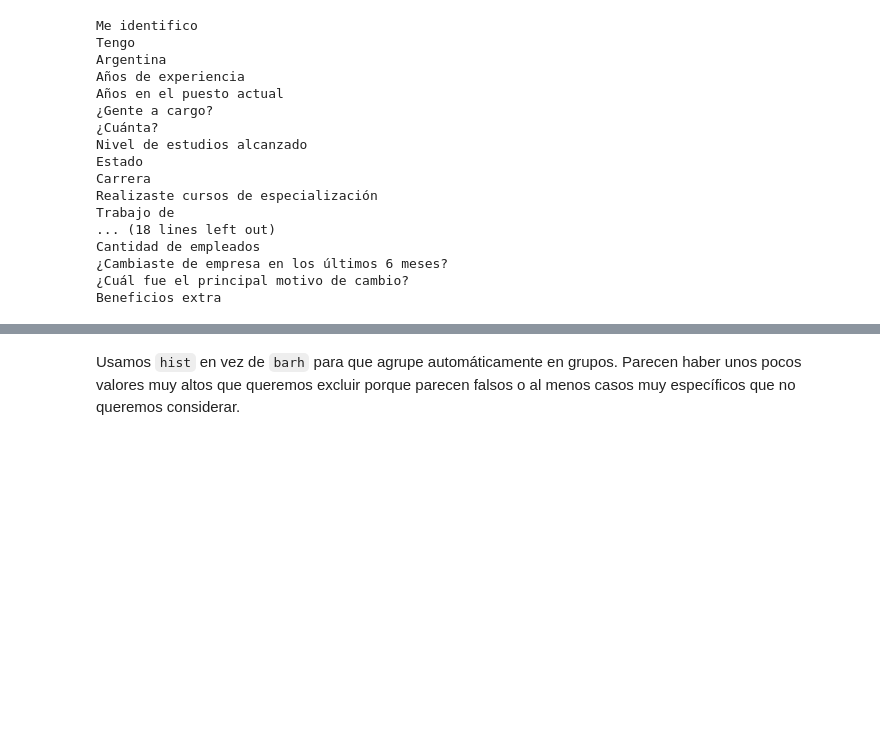
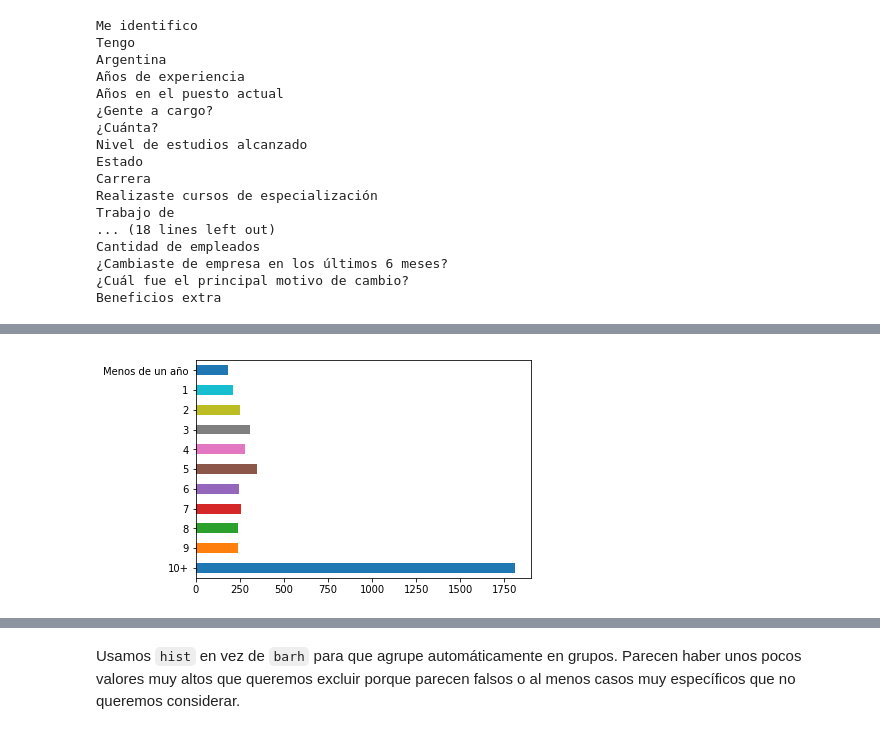
Before and after one commit to seppo0010/sysarmy-sueldos-2019.1, a Jupyter notebook: Sysarmy - Predicción de sueldos.ipynb, the cells around one changed output, grey strips where cells are left out. Cells and saved outputs as stored; diff of their text form; code cells hidden in the pictures; blank space fills up the shorter version.

```diff
--- a/Sysarmy - Predicción de sueldos.ipynb
+++ b/Sysarmy - Predicción de sueldos.ipynb
@@ -199,0 +71,4 @@ df['Salario mensual (en tu moneda local)'].plot.hist()
+# %%
+plot_col(df['Años de experiencia'], {'10+': '99', 'Menos de un año': '0'});
+# %% [output]
+[figure, added]
```
Also changed, not shown: parts of 52 cells of this notebook.
